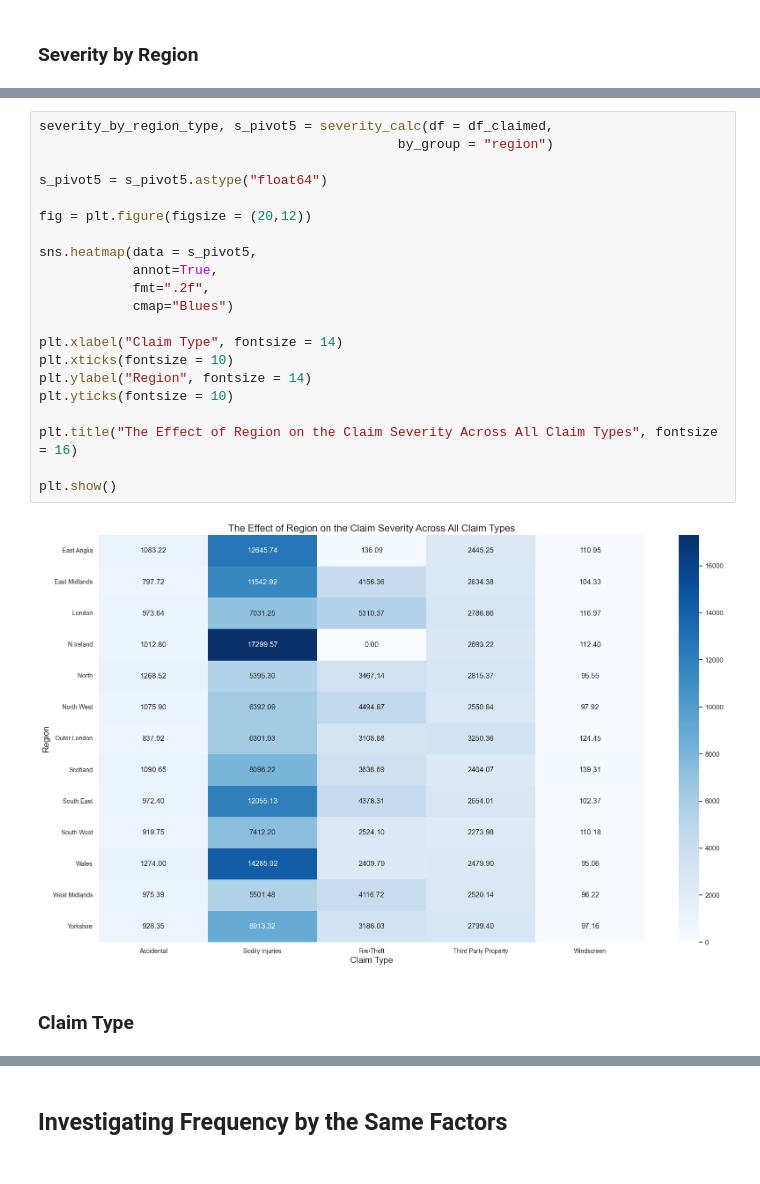
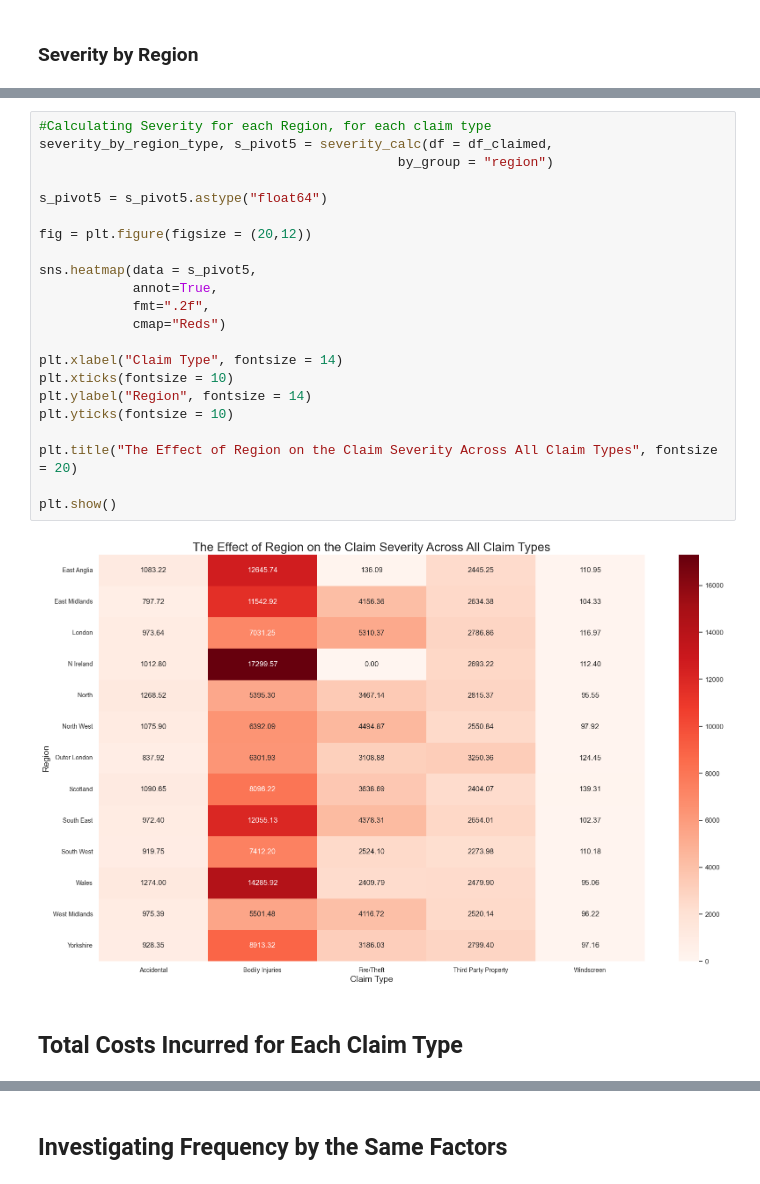
Before and after one commit to watchlotr/Python-Insurance-Case-Study, a Jupyter notebook: insurance_analysis.ipynb, the cells around one changed output, grey strips where cells are left out. Cells and saved outputs as stored; diff of their text form.

```diff
--- a/insurance_analysis.ipynb
+++ b/insurance_analysis.ipynb
@@ -1071,26 +1053,27 @@ severity_by_region
 # %%
+#Calculating Severity for each Region, for each claim type
 severity_by_region_type, s_pivot5 = severity_calc(df = df_claimed,
                                               by_group = "region")
 
 s_pivot5 = s_pivot5.astype("float64")
 
 fig = plt.figure(figsize = (20,12))
 
 sns.heatmap(data = s_pivot5,
             annot=True,
             fmt=".2f",
-            cmap="Blues")
+            cmap="Reds")
 
 plt.xlabel("Claim Type", fontsize = 14)
 plt.xticks(fontsize = 10)
 plt.ylabel("Region", fontsize = 14)
 plt.yticks(fontsize = 10)
 
-plt.title("The Effect of Region on the Claim Severity Across All Claim Types", fontsize = 16)
+plt.title("The Effect of Region on the Claim Severity Across All Claim Types", fontsize = 20)
 
 plt.show()
 # %% [output]
-[figure, old version]
+[figure, new version]
 # %% [markdown]
-### Claim Type
+## Total Costs Incurred for Each Claim Type
 # %%
```
Also changed, not shown: parts of 86 cells of this notebook, 16 other files.
